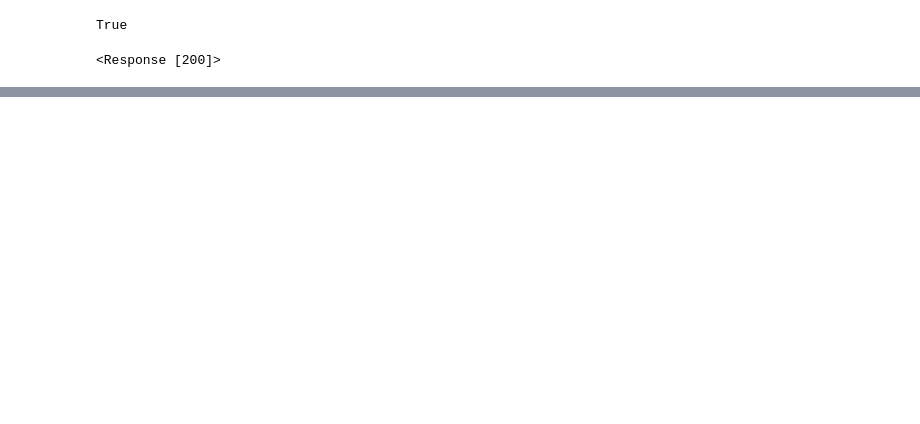
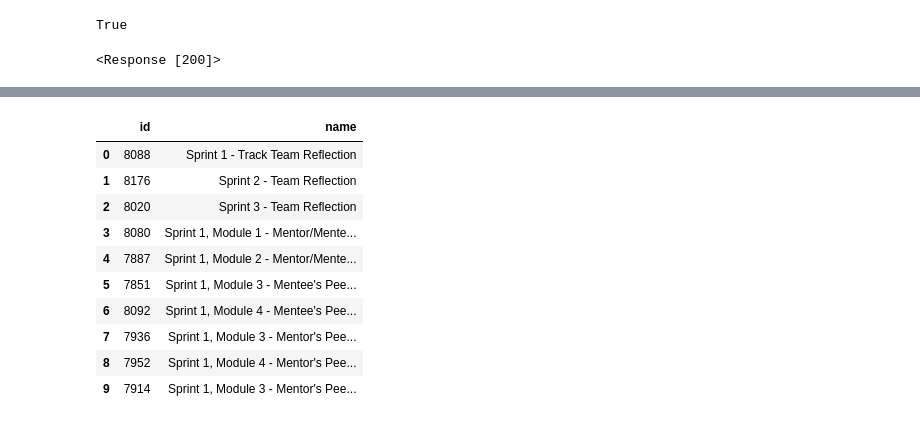
Before and after one commit to GwenStacey/Canvas-Data, a Jupyter notebook: canvas_data/m-m.ipynb, the cells around one changed output, grey strips where cells are left out. Cells and saved outputs as stored; diff of their text form; code cells hidden in the pictures; blank space fills up the shorter version.

```diff
--- a/canvas_data/m-m.ipynb
+++ b/canvas_data/m-m.ipynb
@@ -38,0 +46,14 @@ m_m_df.head()
+# %%
+m_m_df[["id","name"]]
+# %% [output]
+|  | id | name |
+| 0 | 8088 | Sprint 1 - Track Team Reflection |
+| 1 | 8176 | Sprint 2 - Team Reflection |
+| 2 | 8020 | Sprint 3 - Team Reflection |
+| 3 | 8080 | Sprint 1, Module 1 - Mentor/Mente... |
+| 4 | 7887 | Sprint 1, Module 2 - Mentor/Mente... |
+| 5 | 7851 | Sprint 1, Module 3 - Mentee's Pee... |
+| 6 | 8092 | Sprint 1, Module 4 - Mentee's Pee... |
+| 7 | 7936 | Sprint 1, Module 3 - Mentor's Pee... |
+| 8 | 7952 | Sprint 1, Module 4 - Mentor's Pee... |
+| 9 | 7914 | Sprint 1, Module 3 - Mentor's Pee... |
```
Also changed, not shown: parts of 14 cells of this notebook, 13 other files.
